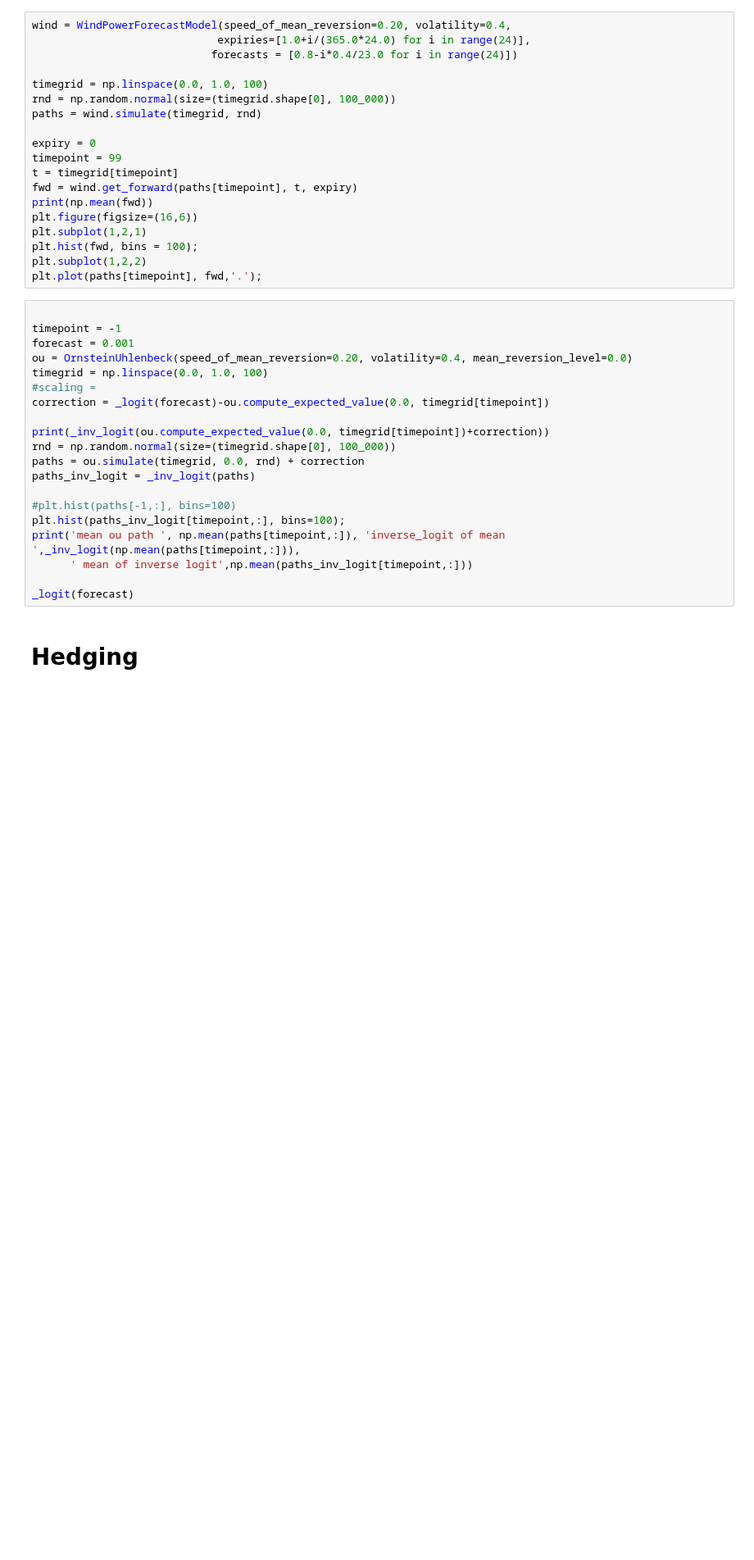
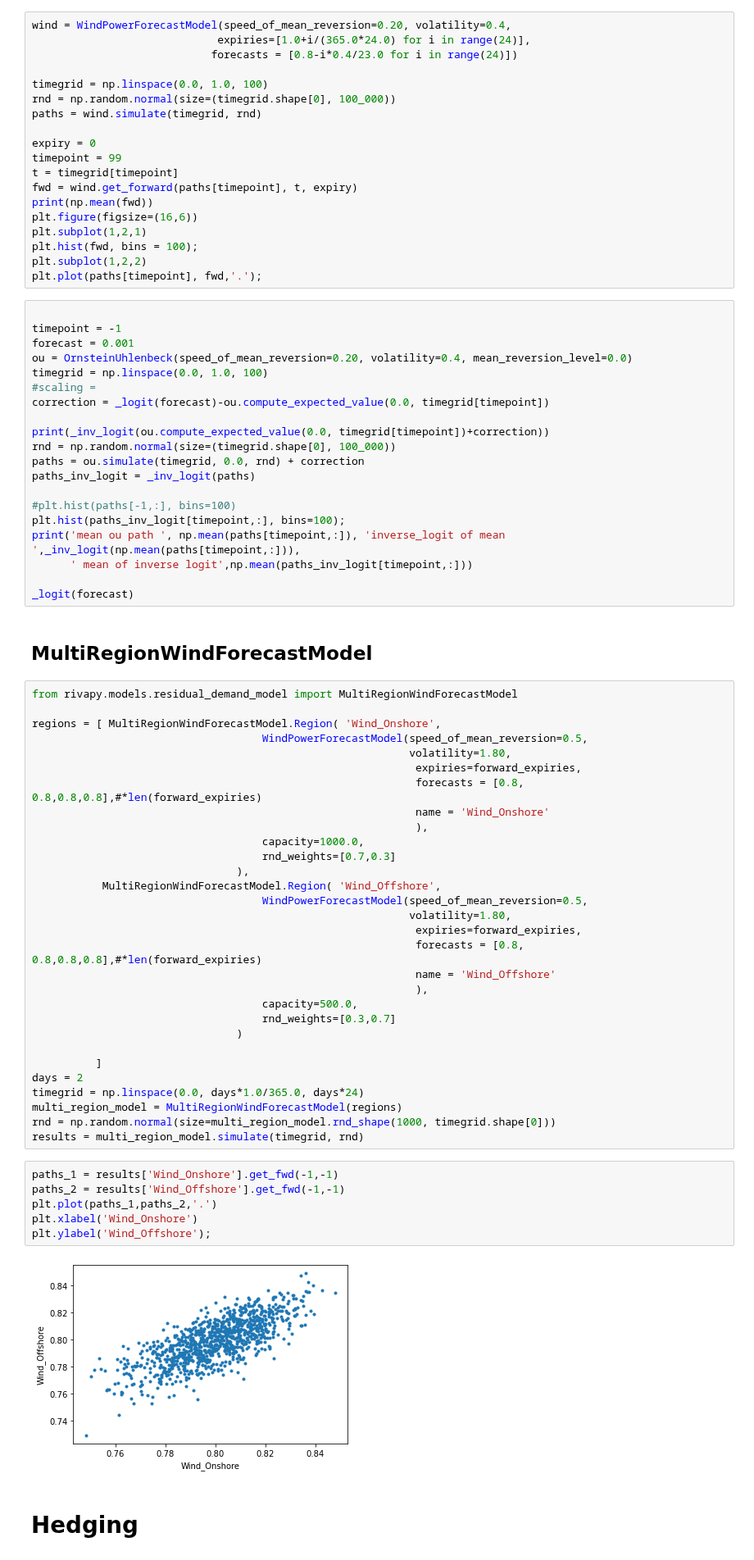
Before and after one commit to pikki622/RiVaPy, a Jupyter notebook: notebooks/models/residual_demand_forward_model.ipynb, the cells around one changed output. Shown at 82% size. Cells and saved outputs as stored; diff of their text form; blank space fills up the shorter version.

Commit message:
start development of multi region models

```diff
--- a/notebooks/models/residual_demand_forward_model.ipynb
+++ b/notebooks/models/residual_demand_forward_model.ipynb
@@ -255,6 +252,46 @@ print('mean ou path ', np.mean(paths[timepoint,:]), 'inverse_logit of mean ',_in
       ' mean of inverse logit',np.mean(paths_inv_logit[timepoint,:]))
 
 _logit(forecast)
+# %% [markdown]
+## MultiRegionWindForecastModel
+# %%
+from rivapy.models.residual_demand_model import MultiRegionWindForecastModel
+
+regions = [ MultiRegionWindForecastModel.Region( 'Wind_Onshore',
+                                    WindPowerForecastModel(speed_of_mean_reversion=0.5,
+                                                           volatility=1.80,
+                                                            expiries=forward_expiries,
+                                                            forecasts = [0.8, 0.8,0.8,0.8],#*len(forward_expiries)
+                                                            name = 'Wind_Onshore'
+                                                            ),
+                                    capacity=1000.0,
+                                    rnd_weights=[0.7,0.3]
+                                ),
+           MultiRegionWindForecastModel.Region( 'Wind_Offshore',
+                                    WindPowerForecastModel(speed_of_mean_reversion=0.5,
+                                                           volatility=1.80,
+                                                            expiries=forward_expiries,
+                                                            forecasts = [0.8, 0.8,0.8,0.8],#*len(forward_expiries)
+                                                            name = 'Wind_Offshore'
+                                                            ),
+                                    capacity=500.0,
+                                    rnd_weights=[0.3,0.7]
+                                )
+
+          ]
+days = 2
+timegrid = np.linspace(0.0, days*1.0/365.0, days*24)
+multi_region_model = MultiRegionWindForecastModel(regions)
+rnd = np.random.normal(size=multi_region_model.rnd_shape(1000, timegrid.shape[0]))
+results = multi_region_model.simulate(timegrid, rnd)
+# %%
+paths_1 = results['Wind_Onshore'].get_fwd(-1,-1)
+paths_2 = results['Wind_Offshore'].get_fwd(-1,-1)
+plt.plot(paths_1,paths_2,'.')
+plt.xlabel('Wind_Onshore')
+plt.ylabel('Wind_Offshore');
+# %% [output]
+[figure, added]
 # %% [markdown]
 # Hedging
 # %%
```
Also changed, not shown: parts of 6 cells of this notebook, 1 other file.
